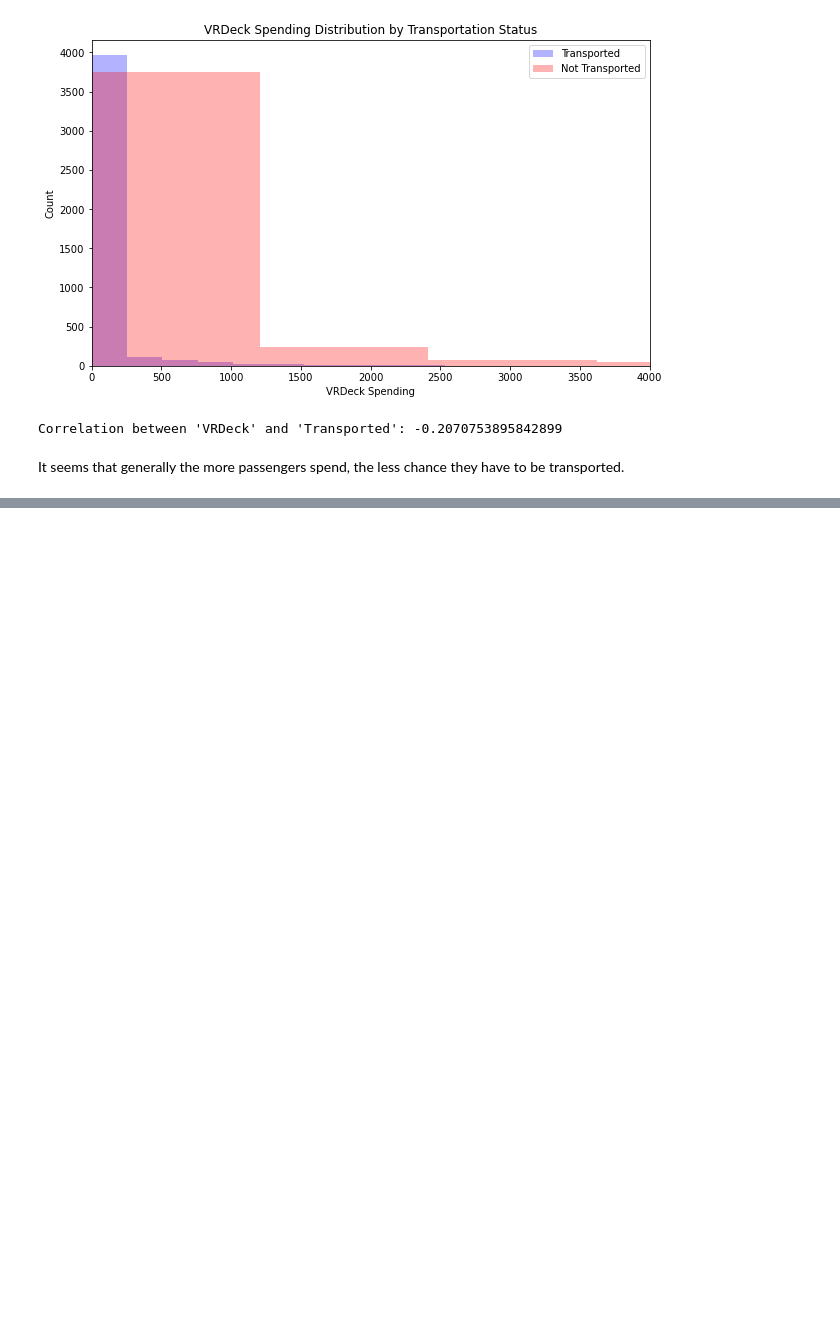
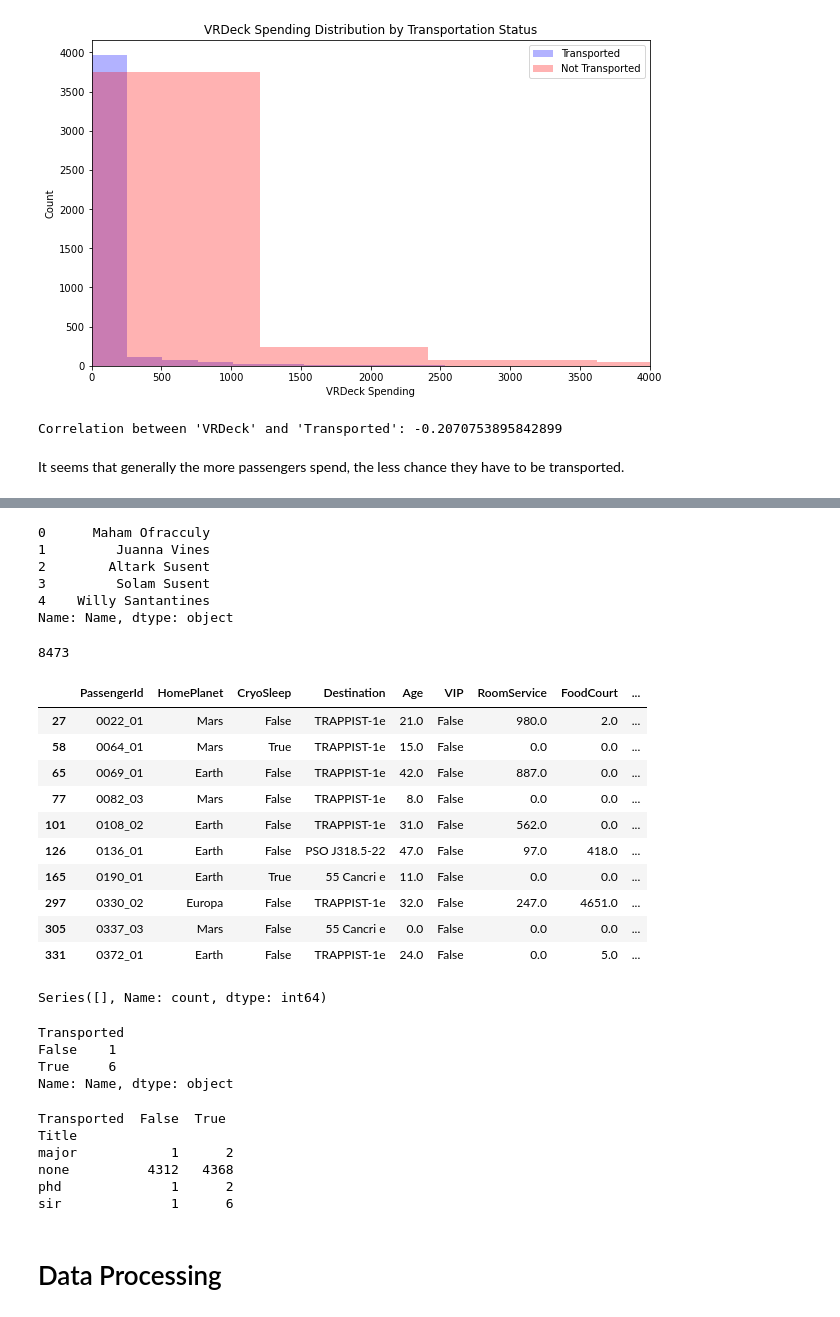
Before and after one commit to brianellis1997/Spaceship-Titanic, a Jupyter notebook: spaceship-titanic/Work.ipynb, the cells around one changed output, grey strips where cells are left out. Saved outputs shown, nothing was run; the diff lists cells and outputs as text; code cells hidden in the pictures; blank space fills up the shorter version.

```diff
--- a/spaceship-titanic/Work.ipynb
+++ b/spaceship-titanic/Work.ipynb
@@ -819,0 +856,75 @@ It seems that generally the more passengers spend, the less chance they have to
+# %%
+train['Name'].head()
+# %% [output]
+0      Maham Ofracculy
+1         Juanna Vines
+2        Altark Susent
+3         Solam Susent
+4    Willy Santantines
+Name: Name, dtype: object
+# %%
+train['Name'].nunique()
+# %% [output]
+8473
+# %%
+train[train['Name'].isna()].head(10)
+# %% [output]
+|  | PassengerId | HomePlanet | CryoSleep | Destination | Age | VIP | RoomService | FoodCourt | ... |
+| 27 | 0022_01 | Mars | False | TRAPPIST-1e | 21.0 | False | 980.0 | 2.0 | ... |
+| 58 | 0064_01 | Mars | True | TRAPPIST-1e | 15.0 | False | 0.0 | 0.0 | ... |
+| 65 | 0069_01 | Earth | False | TRAPPIST-1e | 42.0 | False | 887.0 | 0.0 | ... |
+| 77 | 0082_03 | Mars | False | TRAPPIST-1e | 8.0 | False | 0.0 | 0.0 | ... |
+| 101 | 0108_02 | Earth | False | TRAPPIST-1e | 31.0 | False | 562.0 | 0.0 | ... |
+| 126 | 0136_01 | Earth | False | PSO J318.5-22 | 47.0 | False | 97.0 | 418.0 | ... |
+| 165 | 0190_01 | Earth | True | 55 Cancri e | 11.0 | False | 0.0 | 0.0 | ... |
+| 297 | 0330_02 | Europa | False | TRAPPIST-1e | 32.0 | False | 247.0 | 4651.0 | ... |
+| 305 | 0337_03 | Mars | False | 55 Cancri e | 0.0 | False | 0.0 | 0.0 | ... |
+| 331 | 0372_01 | Earth | False | TRAPPIST-1e | 24.0 | False | 0.0 | 5.0 | ... |
+# %%
+train[train['Name'].isna()].groupby('Transported').value_counts()
+# %% [output]
+Series([], Name: count, dtype: int64)
+# %%
+# Assuming 'Transported' is a column in the DataFrame
+# First, create a mask for names containing 'sir'
+contains_sir = train['Name'].str.lower().str.contains('sir')
+
+# Group this mask by the 'Transported' column and sum the True values in each group
+sir_counts_by_transport_status = contains_sir.groupby(train['Transported']).sum()
+
+print(sir_counts_by_transport_status)
+# %% [output]
+Transported
+False    1
+True     6
+Name: Name, dtype: object
+# %%
+# List of esteemed titles (maintained in lowercase for comparison)
+titles = ['mr.', 'mrs.', 'ms.', 'dr.', 'sir', 'lady', 'lord', 'prof.', 'captain', 'major', 'colonel', 'judge', 'rev.', 'hon.', 'phd']
+
+# Function to find title in name, case-insensitively
+def find_title(name):
+    # Check if 'name' is a string instance before conversion
+    if isinstance(name, str):
+        lower_name = name.lower()  # Convert name to lowercase
+        for title in titles:
+            if title in lower_name:  # Check presence in the lowercased name
+                return title
+    return 'none'  # Return 'none' if no title is found or if 'name' is not a string
+
+# Apply the function to create a new column
+train['Title'] = train['Name'].apply(find_title)
+
+# Group by Title and Transported
+status_by_title = train.groupby(['Title', 'Transported']).size().unstack(fill_value=0)
+
+print(status_by_title)
+# %% [output]
+Transported  False  True
+Title
+major            1      2
+none          4312   4368
+phd              1      2
+sir              1      6
+# %% [markdown]
+# Data Processing
```
Also changed, not shown: parts of 17 cells of this notebook.
